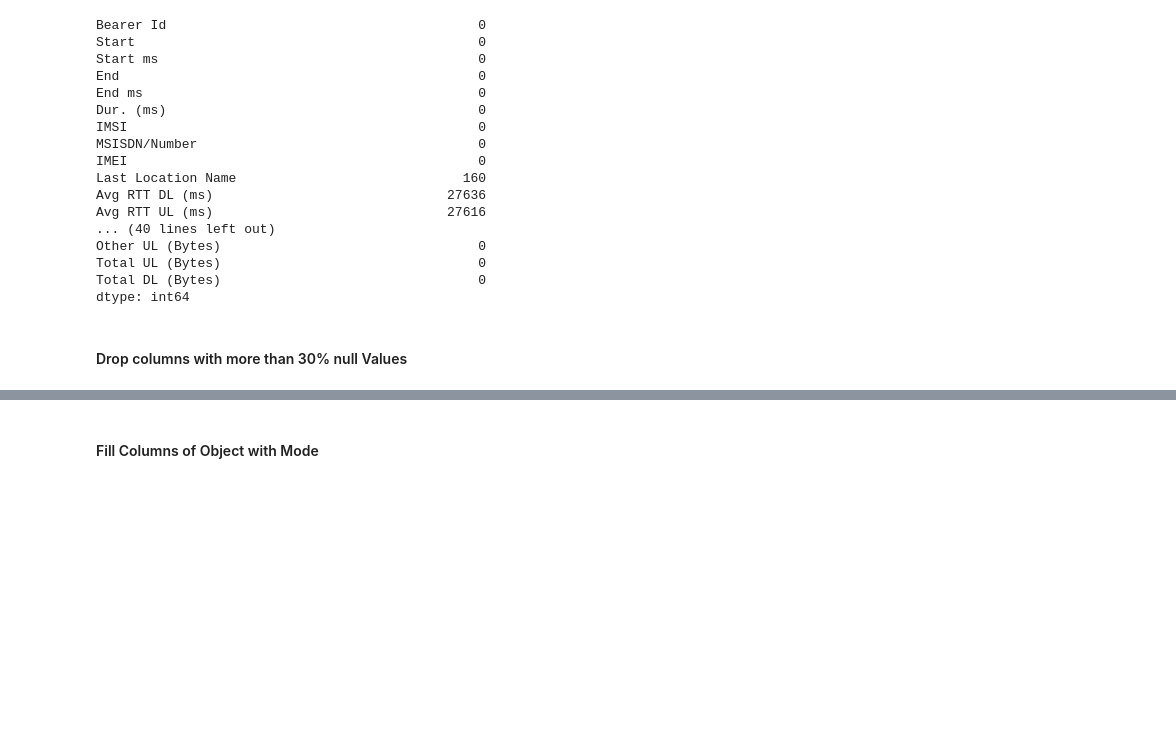
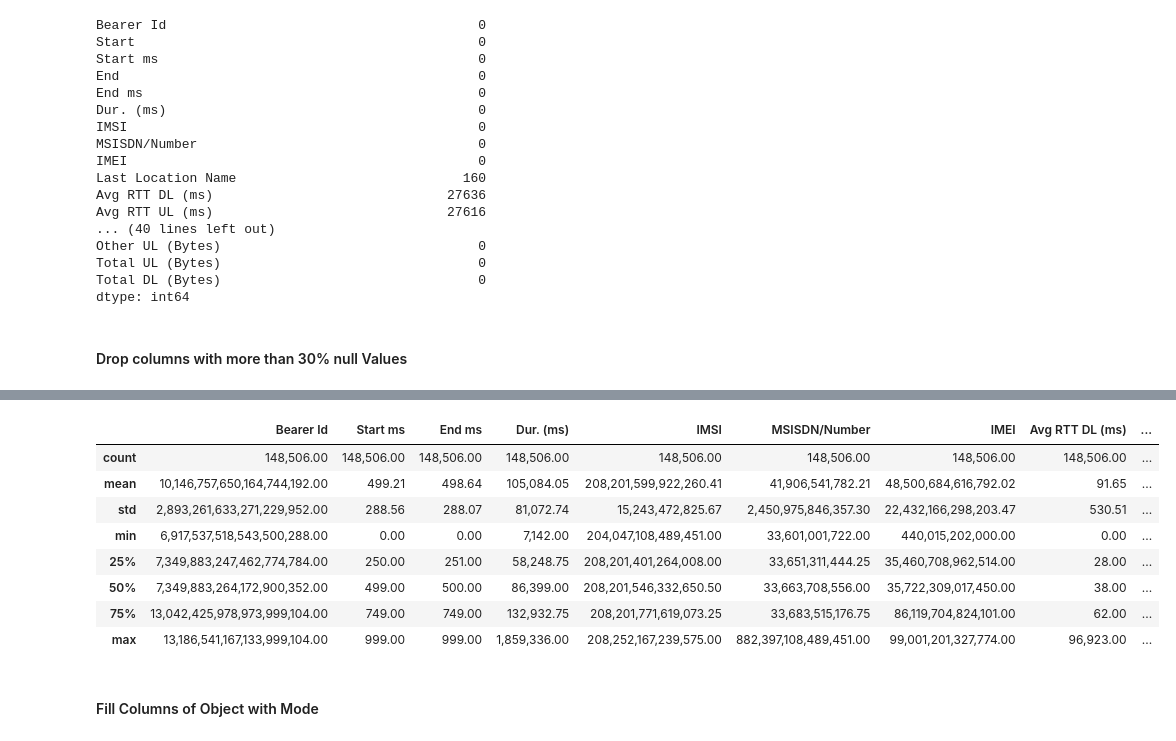
Before and after one commit to NatnaelSisay/Telecom_data_Analysis, a Jupyter notebook: notebooks/telecom.ipynb, the cells around one changed output, grey strips where cells are left out. Saved outputs shown, nothing was run; the diff lists cells and outputs as text; code cells hidden in the pictures; blank space fills up the shorter version.

```diff
--- a/notebooks/telecom.ipynb
+++ b/notebooks/telecom.ipynb
@@ -149,7 +169,7 @@ def drop_column_with_many_null(df):
 
         if(percentage > 30):
             bad_columns.append(column)
-
+    bad_columns.append('Dur. (ms).1')
     return bad_columns
 
 bad_columns = drop_column_with_many_null(df)
@@ -166,3 +205,15 @@ rows: 148506    columns:45
+# %%
+df_clean.describe()
+# %% [output]
+|  | Bearer Id | Start ms | End ms | Dur. (ms) | IMSI | MSISDN/Number | IMEI | Avg RTT DL (ms) | ... |
+| count | 148,506.00 | 148,506.00 | 148,506.00 | 148,506.00 | 148,506.00 | 148,506.00 | 148,506.00 | 148,506.00 | ... |
+| mean | 10,146,757,650,164,744,192.00 | 499.21 | 498.64 | 105,084.05 | 208,201,599,922,260.41 | 41,906,541,782.21 | 48,500,684,616,792.02 | 91.65 | ... |
+| std | 2,893,261,633,271,229,952.00 | 288.56 | 288.07 | 81,072.74 | 15,243,472,825.67 | 2,450,975,846,357.30 | 22,432,166,298,203.47 | 530.51 | ... |
+| min | 6,917,537,518,543,500,288.00 | 0.00 | 0.00 | 7,142.00 | 204,047,108,489,451.00 | 33,601,001,722.00 | 440,015,202,000.00 | 0.00 | ... |
+| 25% | 7,349,883,247,462,774,784.00 | 250.00 | 251.00 | 58,248.75 | 208,201,401,264,008.00 | 33,651,311,444.25 | 35,460,708,962,514.00 | 28.00 | ... |
+| 50% | 7,349,883,264,172,900,352.00 | 499.00 | 500.00 | 86,399.00 | 208,201,546,332,650.50 | 33,663,708,556.00 | 35,722,309,017,450.00 | 38.00 | ... |
+| 75% | 13,042,425,978,973,999,104.00 | 749.00 | 749.00 | 132,932.75 | 208,201,771,619,073.25 | 33,683,515,176.75 | 86,119,704,824,101.00 | 62.00 | ... |
+| max | 13,186,541,167,133,999,104.00 | 999.00 | 999.00 | 1,859,336.00 | 208,252,167,239,575.00 | 882,397,108,489,451.00 | 99,001,201,327,774.00 | 96,923.00 | ... |
 # %% [markdown]
 #### Fill Columns of Object with Mode
 # %%
```
Also changed, not shown: parts of 6 cells of this notebook, 5 other files.
